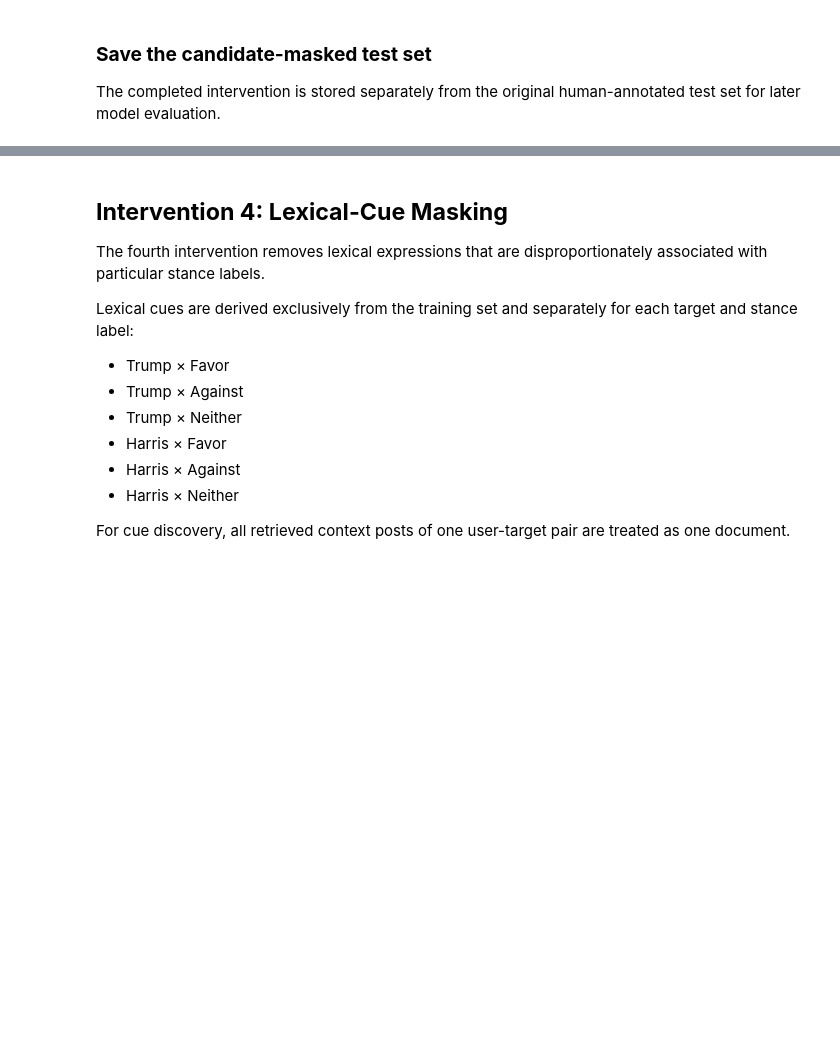
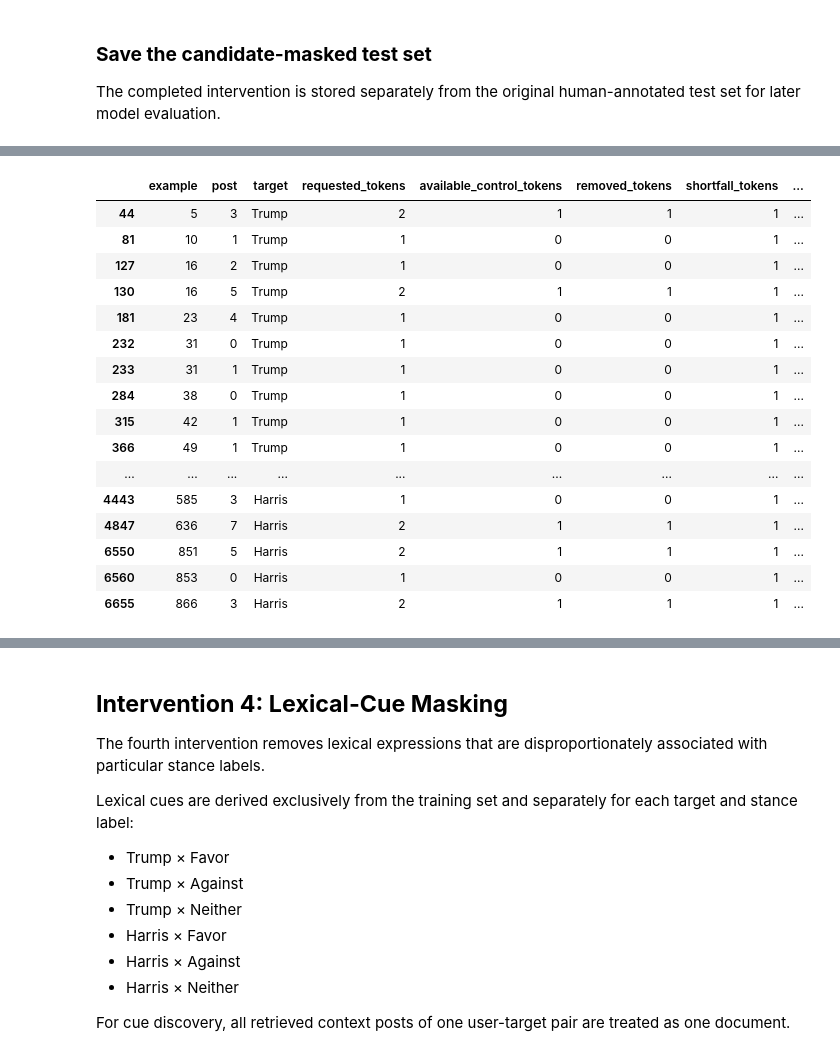
Before and after one commit to jakobtitz/political-stance-detection-analysis, a Jupyter notebook: notebooks/03_create_input_interventions.ipynb, the cells around one changed output, grey strips where cells are left out. Saved outputs shown, nothing was run; the diff lists cells and outputs as text; code cells hidden in the pictures; blank space fills up the shorter version.

```diff
--- a/notebooks/03_create_input_interventions.ipynb
+++ b/notebooks/03_create_input_interventions.ipynb
@@ -1086,0 +1394,15 @@ candidate_masked_test.to_parquet("../data/interventions/" "human_test_candidate_
+# %%
+candidate_control_seeds = [1, 2, 3, 4, 5]
+
+candidate_controls = {}
+candidate_control_audits = {}
+
+for seed in candidate_control_seeds:
+
+    (
+        candidate_controls[seed],
+        candidate_control_audits[seed],
+    ) = create_candidate_matched_random_control(
+        human_test,
+        seed=seed,
+    )
@@ -1086,0 +1471,27 @@ candidate_masked_test.to_parquet("../data/interventions/" "human_test_candidate_
+# %%
+seed = 1
+
+shortfall_posts = (
+    candidate_control_audits[seed]
+    .query("shortfall_tokens > 0")
+)
+
+display(shortfall_posts)
+# %% [output]
+|  | example | post | target | requested_tokens | available_control_tokens | removed_tokens | shortfall_tokens | ... |
+| 44 | 5 | 3 | Trump | 2 | 1 | 1 | 1 | ... |
+| 81 | 10 | 1 | Trump | 1 | 0 | 0 | 1 | ... |
+| 127 | 16 | 2 | Trump | 1 | 0 | 0 | 1 | ... |
+| 130 | 16 | 5 | Trump | 2 | 1 | 1 | 1 | ... |
+| 181 | 23 | 4 | Trump | 1 | 0 | 0 | 1 | ... |
+| 232 | 31 | 0 | Trump | 1 | 0 | 0 | 1 | ... |
+| 233 | 31 | 1 | Trump | 1 | 0 | 0 | 1 | ... |
+| 284 | 38 | 0 | Trump | 1 | 0 | 0 | 1 | ... |
+| 315 | 42 | 1 | Trump | 1 | 0 | 0 | 1 | ... |
+| 366 | 49 | 1 | Trump | 1 | 0 | 0 | 1 | ... |
+| ... | ... | ... | ... | ... | ... | ... | ... | ... |
+| 4443 | 585 | 3 | Harris | 1 | 0 | 0 | 1 | ... |
+| 4847 | 636 | 7 | Harris | 2 | 1 | 1 | 1 | ... |
+| 6550 | 851 | 5 | Harris | 2 | 1 | 1 | 1 | ... |
+| 6560 | 853 | 0 | Harris | 1 | 0 | 0 | 1 | ... |
+| 6655 | 866 | 3 | Harris | 2 | 1 | 1 | 1 | ... |
```
Also changed, not shown: parts of 56 cells of this notebook, 21 other files.
